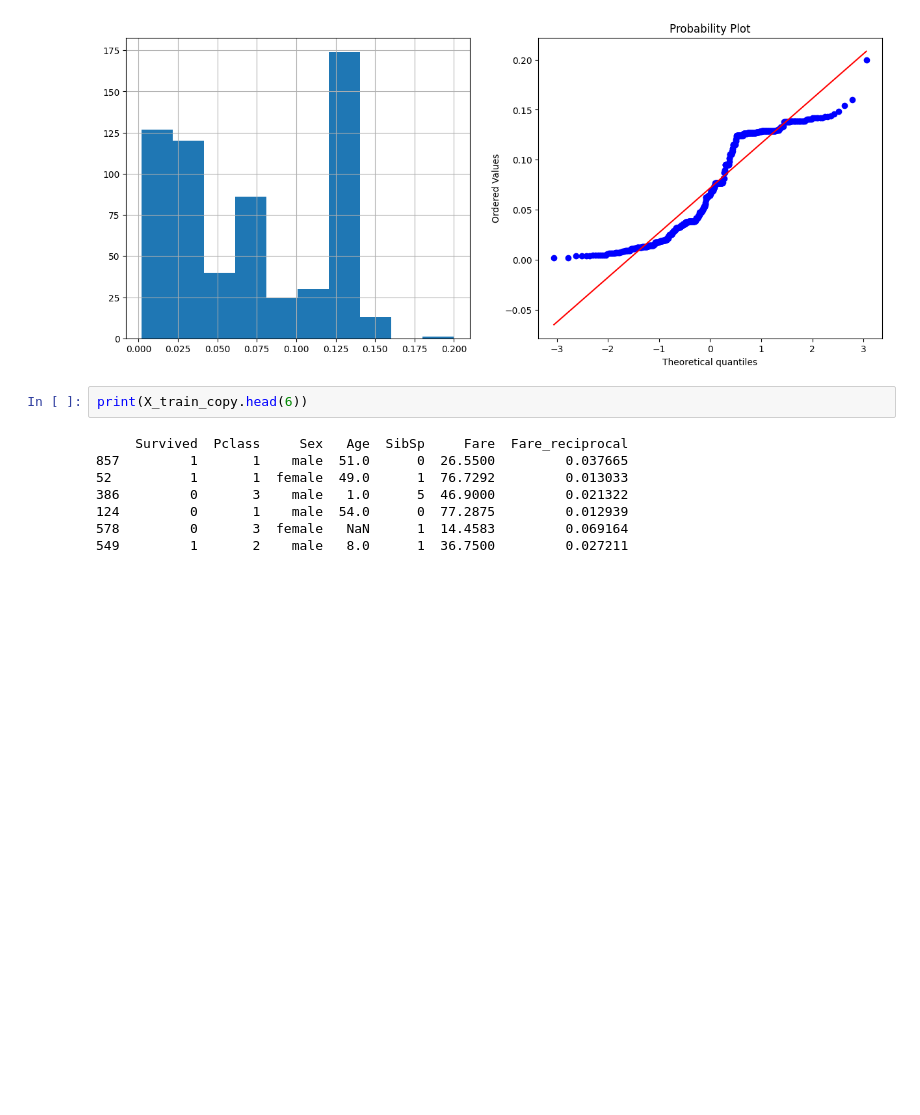
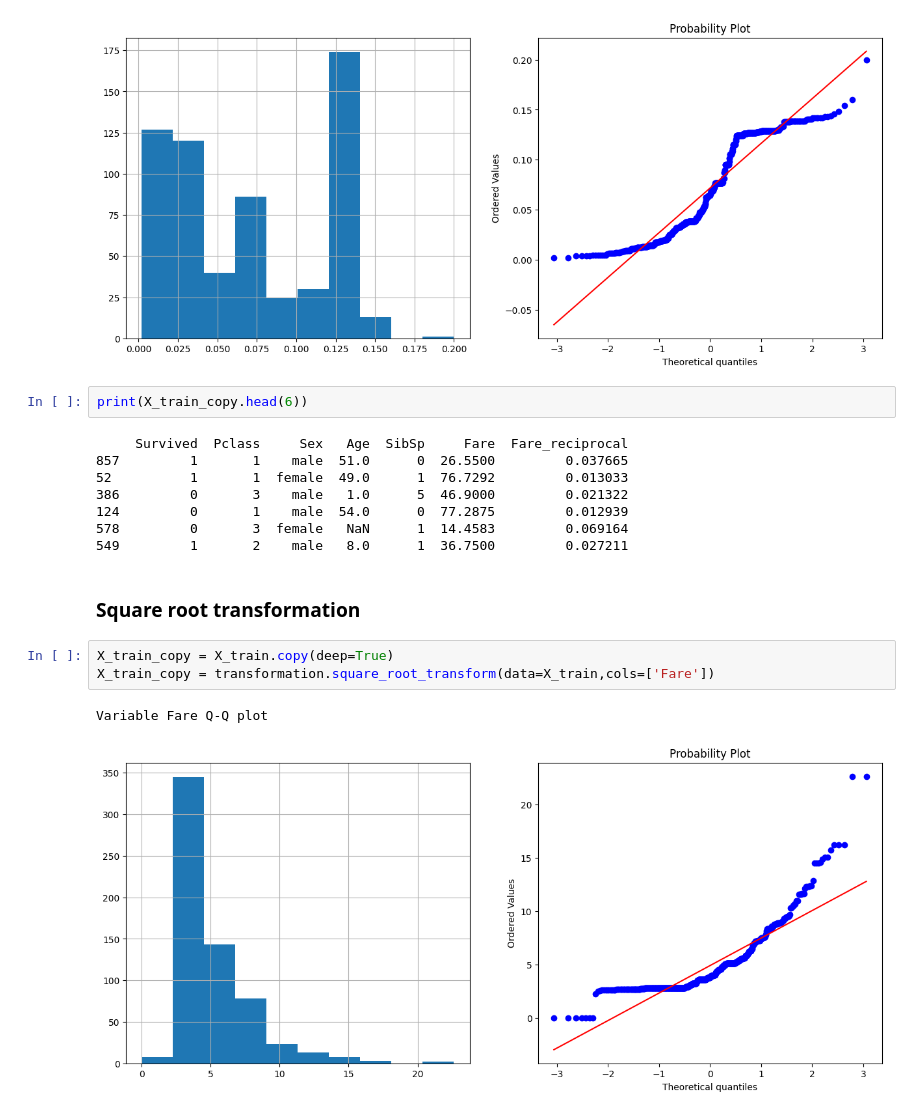
Before and after one commit to NhanPhamThanh-IT/Feature-Engineering-Technique, a Jupyter notebook: src/3.4_Feature_Transformation.ipynb, the cells around one changed output. Cells and saved outputs as stored; diff of their text form; blank space fills up the shorter version.

```diff
--- a/src/3.4_Feature_Transformation.ipynb
+++ b/src/3.4_Feature_Transformation.ipynb
@@ -66,3 +66,11 @@ print(X_train_copy.head(6))
 124         0       1    male  54.0      0  77.2875         0.012939
 578         0       3  female   NaN      1  14.4583         0.069164
 549         1       2    male   8.0      1  36.7500         0.027211
+# %% [markdown]
+### __Square root transformation__
+# %%
+X_train_copy = X_train.copy(deep=True)
+X_train_copy = transformation.square_root_transform(data=X_train,cols=['Fare'])
+# %% [output]
+Variable Fare Q-Q plot
+[figure, added]
```
Also changed, not shown: parts of 1 cell of this notebook.
